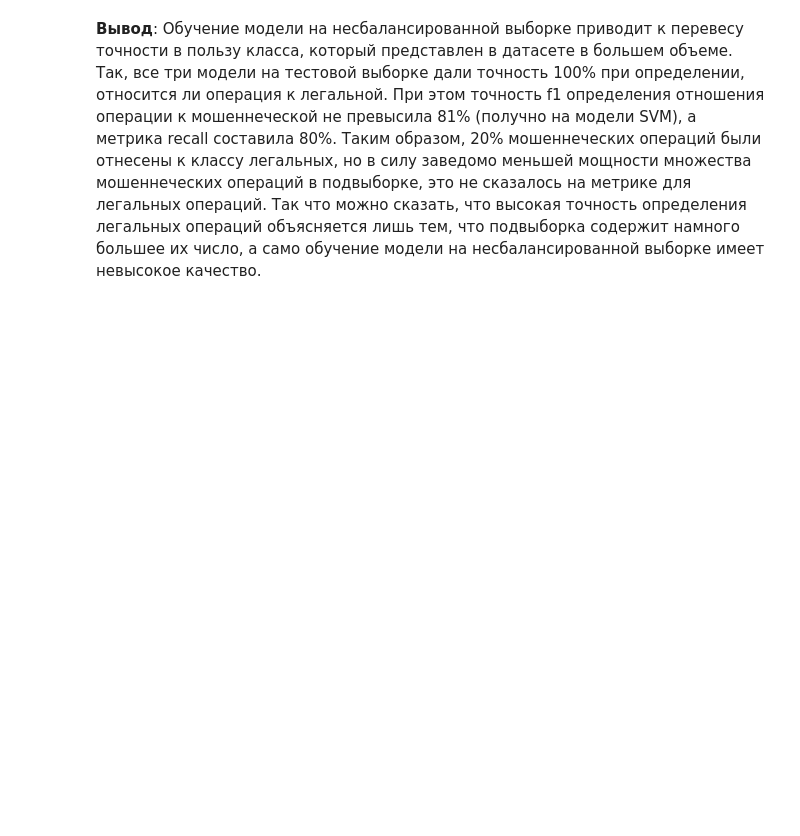
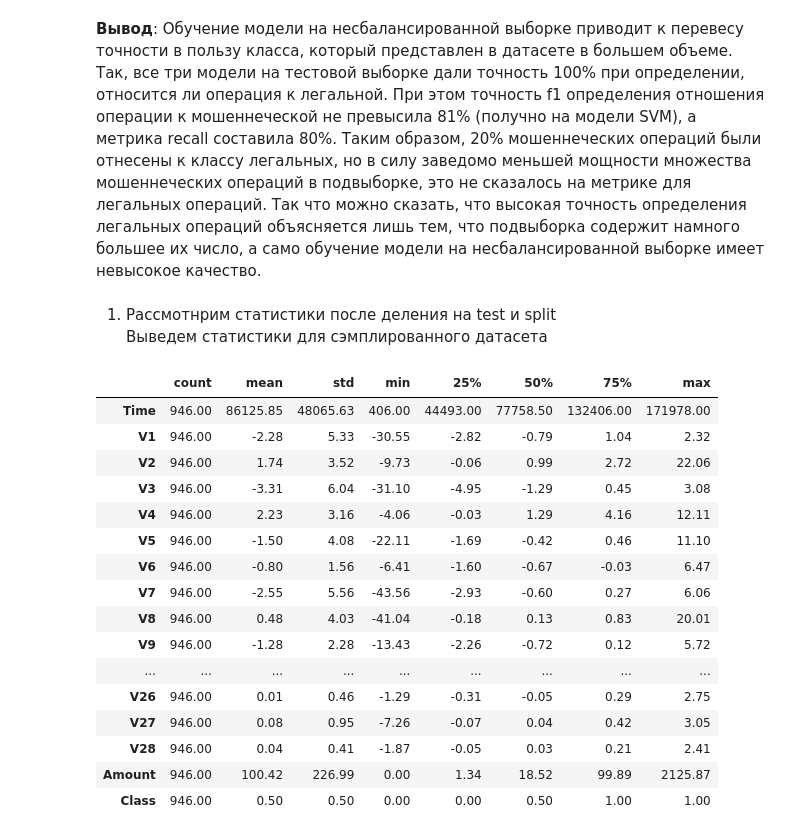
Before and after one commit to EMcHave/ML2, a Jupyter notebook: ML2.ipynb, the cells around one changed output. Cells and saved outputs as stored; diff of their text form; code cells hidden in the pictures; blank space fills up the shorter version.

```diff
--- a/ML2.ipynb
+++ b/ML2.ipynb
@@ -421,3 +421,27 @@ ________________________________________________________________________________
 # %% [markdown]
 **Вывод**: Обучение модели на несбалансированной выборке приводит к перевесу точности в пользу класса, который представлен в датасете в большем объеме.<br>
 Так, все три модели на тестовой выборке дали точность 100% при определении, относится ли операция к легальной. При этом точность f1 определения отношения операции к мошеннеческой не превысила 81% (получно на модели SVM), а метрика recall составила 80%. Таким образом, 20% мошеннеческих операций были отнесены к классу легальных, но в силу заведомо меньшей мощности множества мошеннеческих операций в подвыборке, это не сказалось на метрике для легальных операций. Так что можно сказать, что высокая точность определения легальных операций объясняется лишь тем, что подвыборка содержит намного большее их число, а само обучение модели на несбалансированной выборке имеет невысокое качество.
+# %% [markdown]
+1) Рассмотнрим статистики после деления на test и split<br>
+Выведем статистики для сэмплированного датасета
+# %%
+final_df_stat = final_df.describe().T
+final_df_stat
+# %% [output]
+|  | count | mean | std | min | 25% | 50% | 75% | max |
+| Time | 946.00 | 86125.85 | 48065.63 | 406.00 | 44493.00 | 77758.50 | 132406.00 | 171978.00 |
+| V1 | 946.00 | -2.28 | 5.33 | -30.55 | -2.82 | -0.79 | 1.04 | 2.32 |
+| V2 | 946.00 | 1.74 | 3.52 | -9.73 | -0.06 | 0.99 | 2.72 | 22.06 |
+| V3 | 946.00 | -3.31 | 6.04 | -31.10 | -4.95 | -1.29 | 0.45 | 3.08 |
+| V4 | 946.00 | 2.23 | 3.16 | -4.06 | -0.03 | 1.29 | 4.16 | 12.11 |
+| V5 | 946.00 | -1.50 | 4.08 | -22.11 | -1.69 | -0.42 | 0.46 | 11.10 |
+| V6 | 946.00 | -0.80 | 1.56 | -6.41 | -1.60 | -0.67 | -0.03 | 6.47 |
+| V7 | 946.00 | -2.55 | 5.56 | -43.56 | -2.93 | -0.60 | 0.27 | 6.06 |
+| V8 | 946.00 | 0.48 | 4.03 | -41.04 | -0.18 | 0.13 | 0.83 | 20.01 |
+| V9 | 946.00 | -1.28 | 2.28 | -13.43 | -2.26 | -0.72 | 0.12 | 5.72 |
+| ... | ... | ... | ... | ... | ... | ... | ... | ... |
+| V26 | 946.00 | 0.01 | 0.46 | -1.29 | -0.31 | -0.05 | 0.29 | 2.75 |
+| V27 | 946.00 | 0.08 | 0.95 | -7.26 | -0.07 | 0.04 | 0.42 | 3.05 |
+| V28 | 946.00 | 0.04 | 0.41 | -1.87 | -0.05 | 0.03 | 0.21 | 2.41 |
+| Amount | 946.00 | 100.42 | 226.99 | 0.00 | 1.34 | 18.52 | 99.89 | 2125.87 |
+| Class | 946.00 | 0.50 | 0.50 | 0.00 | 0.00 | 0.50 | 1.00 | 1.00 |
```
Also changed, not shown: parts of 15 cells of this notebook.
